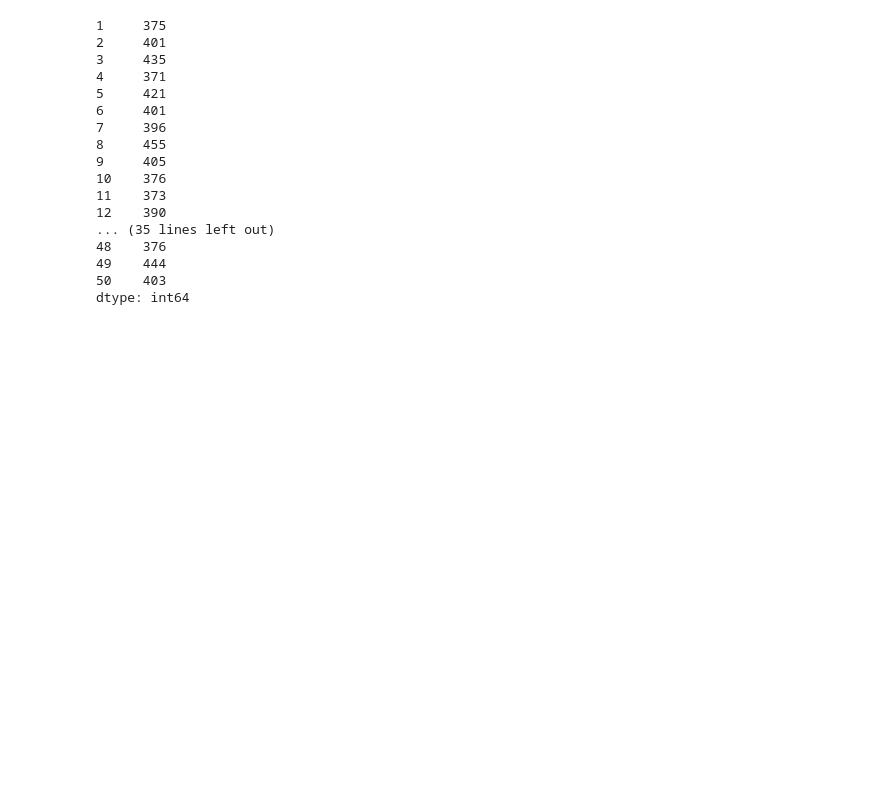
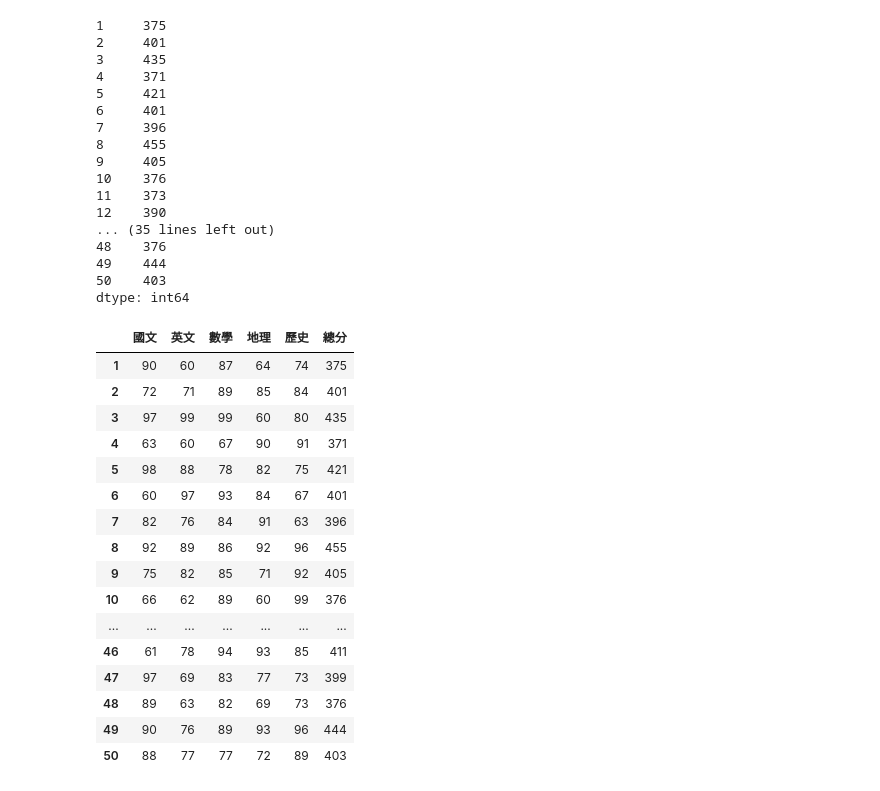
Before and after one commit to Bebe1125/_2023_07_23_sunday_, a Jupyter notebook: lesson16_3.ipynb, the cells around one changed output. Saved outputs shown, nothing was run; the diff lists cells and outputs as text; code cells hidden in the pictures; blank space fills up the shorter version.

```diff
--- a/lesson16_3.ipynb
+++ b/lesson16_3.ipynb
@@ -136,3 +155,24 @@ students.sum(axis=1)
 49    444
 50    403
 dtype: int64
+# %%
+students['總分'] =students.sum(axis=1)
+students
+# %% [output]
+|  | 國文 | 英文 | 數學 | 地理 | 歷史 | 總分 |
+| 1 | 90 | 60 | 87 | 64 | 74 | 375 |
+| 2 | 72 | 71 | 89 | 85 | 84 | 401 |
+| 3 | 97 | 99 | 99 | 60 | 80 | 435 |
+| 4 | 63 | 60 | 67 | 90 | 91 | 371 |
+| 5 | 98 | 88 | 78 | 82 | 75 | 421 |
+| 6 | 60 | 97 | 93 | 84 | 67 | 401 |
+| 7 | 82 | 76 | 84 | 91 | 63 | 396 |
+| 8 | 92 | 89 | 86 | 92 | 96 | 455 |
+| 9 | 75 | 82 | 85 | 71 | 92 | 405 |
+| 10 | 66 | 62 | 89 | 60 | 99 | 376 |
+| ... | ... | ... | ... | ... | ... | ... |
+| 46 | 61 | 78 | 94 | 93 | 85 | 411 |
+| 47 | 97 | 69 | 83 | 77 | 73 | 399 |
+| 48 | 89 | 63 | 82 | 69 | 73 | 376 |
+| 49 | 90 | 76 | 89 | 93 | 96 | 444 |
+| 50 | 88 | 77 | 77 | 72 | 89 | 403 |
```
Also changed, not shown: parts of 2 cells of this notebook.
